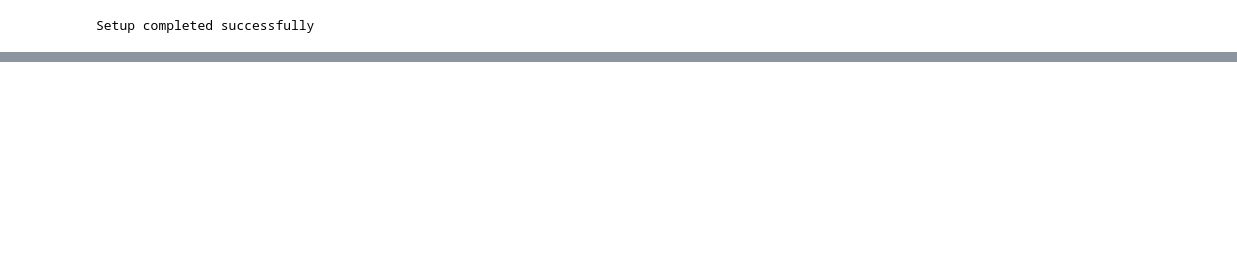
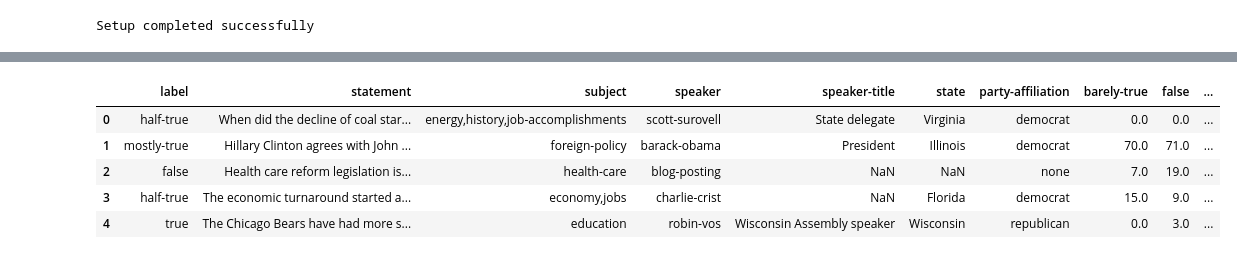
Before and after one commit to NinaAbeyratne/graphfact-fake-news-gnn, a Jupyter notebook: notebooks/01_data_exploration.ipynb, the cells around one changed output, grey strips where cells are left out. Saved outputs shown, nothing was run; the diff lists cells and outputs as text; code cells hidden in the pictures; blank space fills up the shorter version.

```diff
--- a/notebooks/01_data_exploration.ipynb
+++ b/notebooks/01_data_exploration.ipynb
@@ -53,0 +65,4 @@ Setup completed successfully
+# %%
+dt = "/root/.cache/kagglehub/datasets/doanquanvietnamca/liar-dataset/versions/1/train.tsv"
+train = pd.read_csv(dt, sep="\t")
+train.sample(3)
@@ -53,0 +114,13 @@ Setup completed successfully
+# %%
+train = train.drop(train.columns[0], axis=1)
+# %%
+train.columns = ["label", "statement", "subject", "speaker", "speaker-title", "state", "party-affiliation", "barely-true", "false", "half-true", "mostly-true", "pof", "context"]
+# %%
+train.head(5)
+# %% [output]
+|  | label | statement | subject | speaker | speaker-title | state | party-affiliation | barely-true | false | ... |
+| 0 | half-true | When did the decline of coal star... | energy,history,job-accomplishments | scott-surovell | State delegate | Virginia | democrat | 0.0 | 0.0 | ... |
+| 1 | mostly-true | Hillary Clinton agrees with John ... | foreign-policy | barack-obama | President | Illinois | democrat | 70.0 | 71.0 | ... |
+| 2 | false | Health care reform legislation is... | health-care | blog-posting | NaN | NaN | none | 7.0 | 19.0 | ... |
+| 3 | half-true | The economic turnaround started a... | economy,jobs | charlie-crist | NaN | Florida | democrat | 15.0 | 9.0 | ... |
+| 4 | true | The Chicago Bears have had more s... | education | robin-vos | Wisconsin Assembly speaker | Wisconsin | republican | 0.0 | 3.0 | ... |
```
Also changed, not shown: parts of 57 cells of this notebook, 12 other files.
